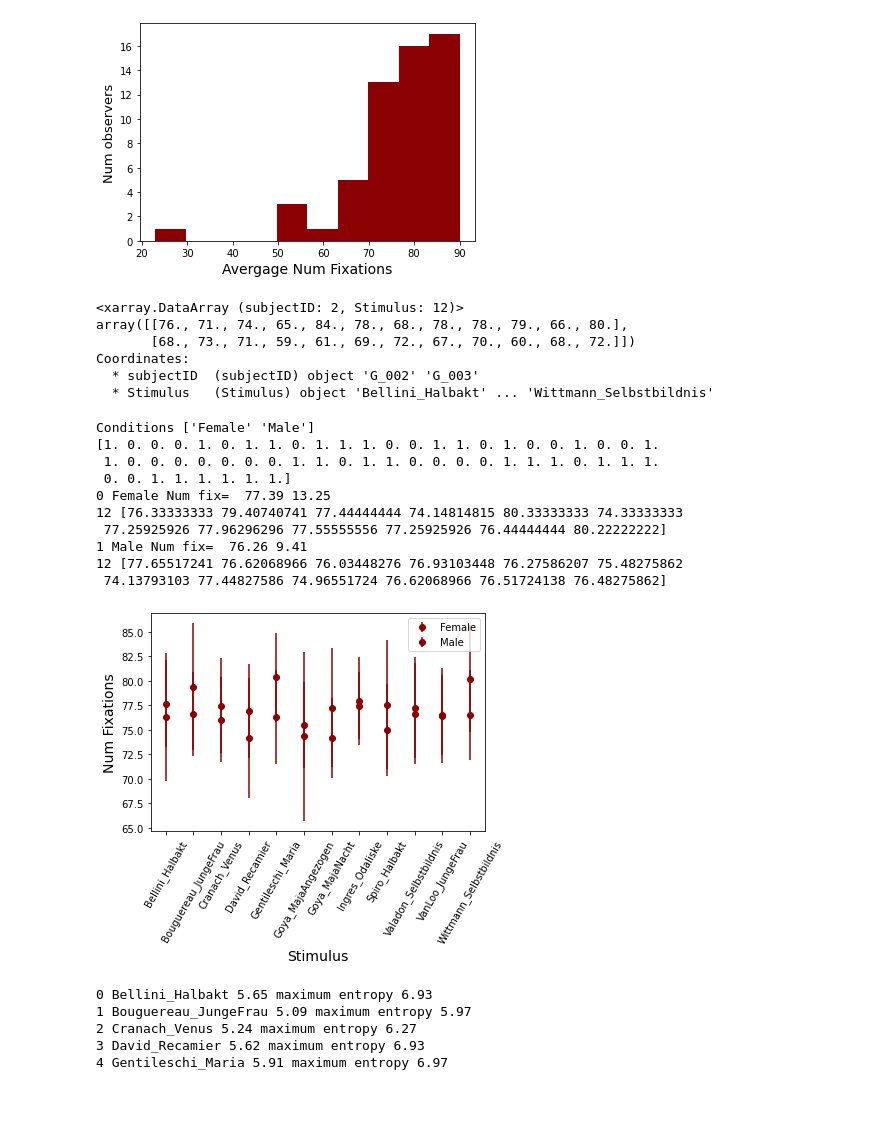
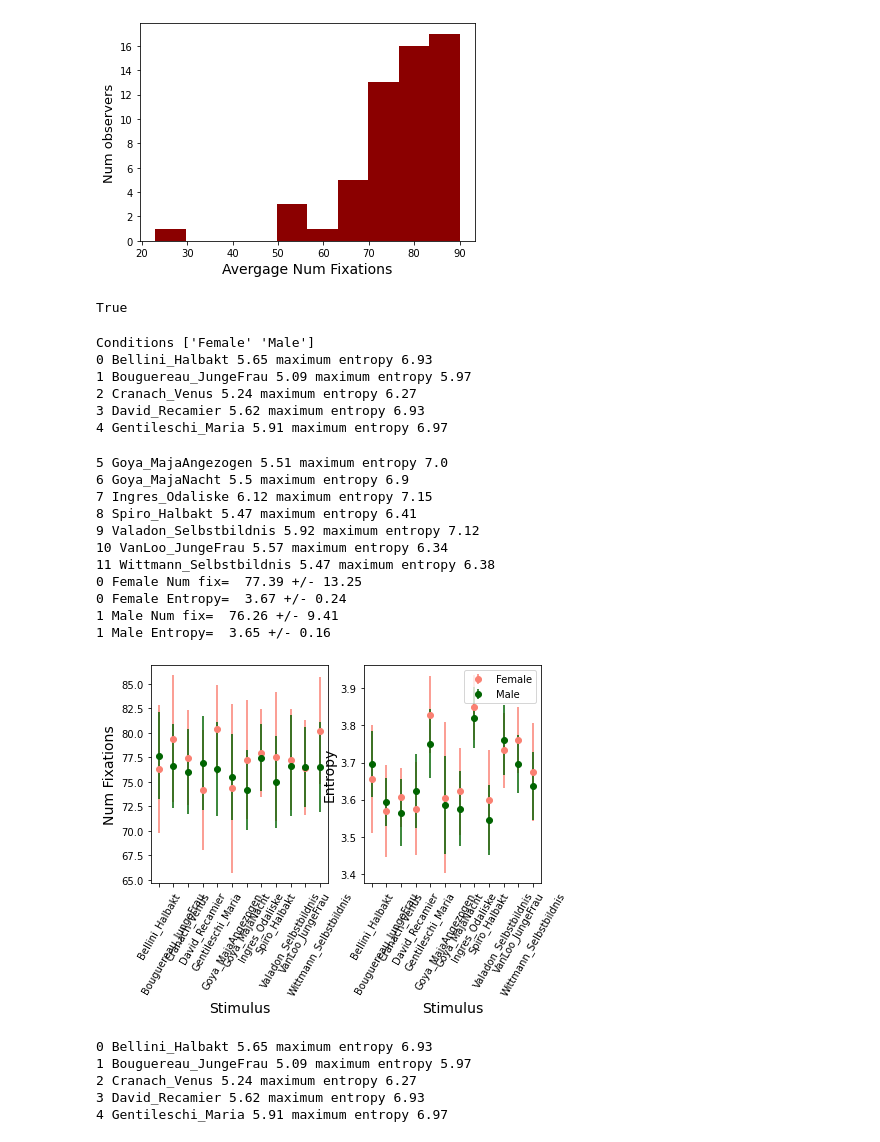
Before and after one commit to jozsarato/PyEyeSim, a Jupyter notebook: Notebooks/TestNotebook.ipynb, the cells around one changed output. Saved outputs shown, nothing was run; the diff lists cells and outputs as text; code cells hidden in the pictures; blank space fills up the shorter version.

Commit message:
group comparison update
entropy as attribute, group comparison with entropy
figure formatting
pre or in place entropy calculation for group comparison

```diff
--- a/Notebooks/TestNotebook.ipynb
+++ b/Notebooks/TestNotebook.ipynb
@@ -95,26 +95,7 @@ Mean Y location:  771.5  +/-  78.3  pixels
         'P87_VF'], dtype=object))
 [figure]
 [figure]
-# %%
-MyDat.NFix[1:3,:]
-# %% [output]
-<xarray.DataArray (subjectID: 2, Stimulus: 12)>
-array([[76., 71., 74., 65., 84., 78., 68., 78., 78., 79., 66., 80.],
-       [68., 73., 71., 59., 61., 69., 72., 67., 70., 60., 68., 72.]])
-Coordinates:
-  * subjectID  (subjectID) object 'G_002' 'G_003'
-  * Stimulus   (Stimulus) object 'Bellini_Halbakt' ... 'Wittmann_Selbstbildnis'
-# %%
-MyDat.CompareGroups('PartGend')
-# %% [output]
-Conditions ['Female' 'Male']
-[1. 0. 0. 0. 1. 0. 1. 1. 0. 1. 1. 1. 0. 0. 1. 1. 0. 1. 0. 0. 1. 0. 0. 1.
- 1. 0. 0. 0. 0. 0. 0. 0. 1. 1. 0. 1. 1. 0. 0. 0. 0. 1. 1. 1. 0. 1. 1. 1.
- 0. 0. 1. 1. 1. 1. 1. 1.]
-0 Female Num fix=  77.39 13.25
-12 [76.33333333 79.40740741 77.44444444 74.14814815 80.33333333 74.33333333
- 77.25925926 77.96296296 77.55555556 77.25925926 76.44444444 80.22222222]
-1 Male Num fix=  76.26 9.41
-12 [77.65517241 76.62068966 76.03448276 76.93103448 76.27586207 75.48275862
- 74.13793103 77.44827586 74.96551724 76.62068966 76.51724138 76.48275862]
-[figure, removed]
+# %%
+print(hasattr(MyDat,'Entropies'))
+# %% [output]
+True
@@ -121,3 +104,24 @@ Conditions ['Female' 'Male']
+# %%
+MyDat.CompareGroupsFix('PartGend')
+# %% [output]
+Conditions ['Female' 'Male']
+0 Bellini_Halbakt 5.65 maximum entropy 6.93
+1 Bouguereau_JungeFrau 5.09 maximum entropy 5.97
+2 Cranach_Venus 5.24 maximum entropy 6.27
+3 David_Recamier 5.62 maximum entropy 6.93
+4 Gentileschi_Maria 5.91 maximum entropy 6.97
+5 Goya_MajaAngezogen 5.51 maximum entropy 7.0
+6 Goya_MajaNacht 5.5 maximum entropy 6.9
+7 Ingres_Odaliske 6.12 maximum entropy 7.15
+8 Spiro_Halbakt 5.47 maximum entropy 6.41
+9 Valadon_Selbstbildnis 5.92 maximum entropy 7.12
+10 VanLoo_JungeFrau 5.57 maximum entropy 6.34
+11 Wittmann_Selbstbildnis 5.47 maximum entropy 6.38
+0 Female Num fix=  77.39 +/- 13.25
+0 Female Entropy=  3.67 +/- 0.24
+1 Male Num fix=  76.26 +/- 9.41
+1 Male Entropy=  3.65 +/- 0.16
+[figure, added]
 # %%
  Entropies,EntropMax,EntropiesInd=MyDat.GetEntropies()
 # %% [output]
```
Also changed, not shown: parts of 1 cell of this notebook, 1 other file.
